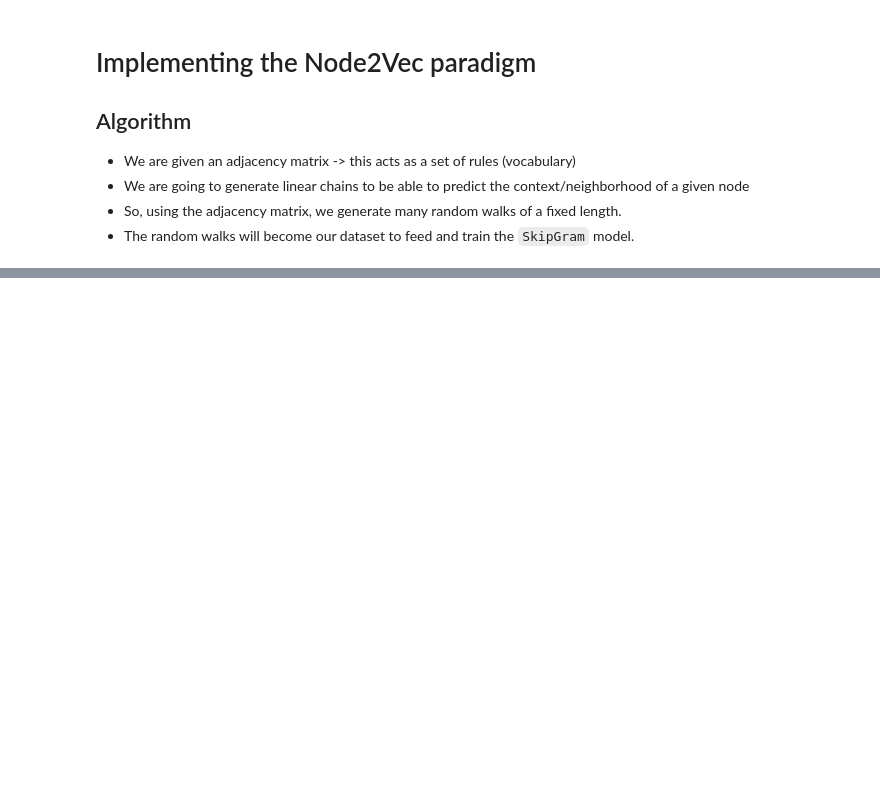
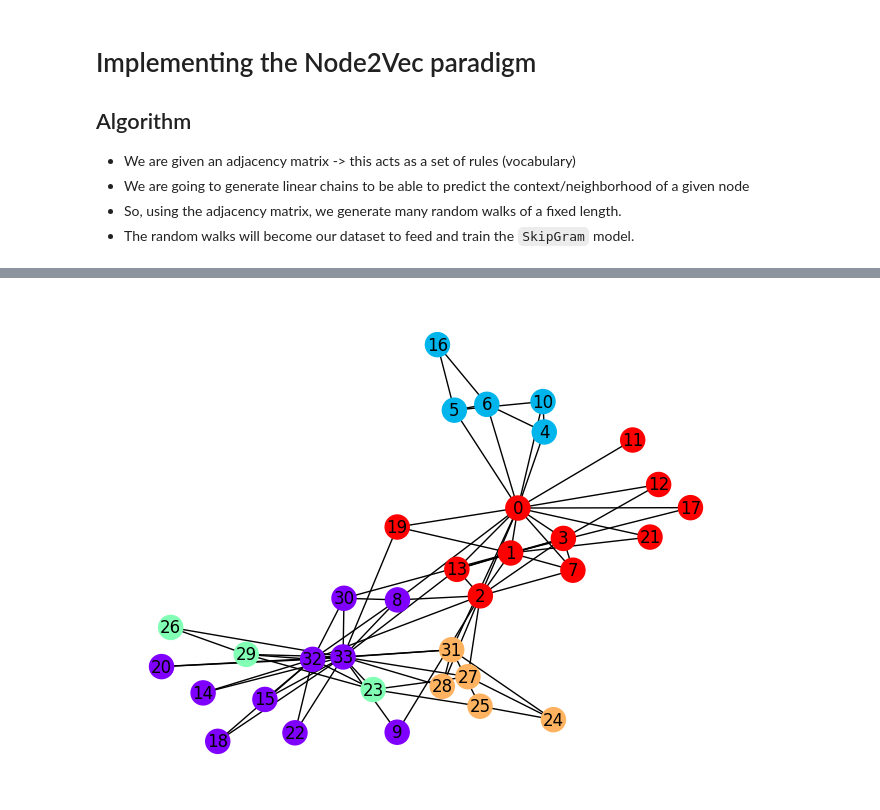
Before and after one commit to Anika-Roy/Exploring_Graph_Embeddings, a Jupyter notebook: node2vecPyTorch.ipynb, the cells around one changed output, grey strips where cells are left out. Saved outputs shown, nothing was run; the diff lists cells and outputs as text; code cells hidden in the pictures; blank space fills up the shorter version.

Commit message:
tried plotting for diff p and q

```diff
--- a/node2vecPyTorch.ipynb
+++ b/node2vecPyTorch.ipynb
@@ -336,0 +335,15 @@ n2v.plot_embeddings(2, labels)
+# %%
+''' do k means clustering for different p and q values and assign
+colours to the nodes based on the cluster they belong to '''
+
+# p = 1, q=0.5
+n2v = Node2Vec(adjmat, 10, 128, 10, 80, 1, 0.5)
+n2v.train(30, 0.05)
+embeddings = np.array(n2v.get_embeddings())
+
+from sklearn.cluster import KMeans
+
+kmeans = KMeans(n_clusters=5, random_state=0).fit(embeddings)
+labels = kmeans.labels_
+nx.draw(G, with_labels=True, node_color=labels, cmap=plt.cm.rainbow)
+# %% [output]
@@ -336,0 +367 @@ n2v.plot_embeddings(2, labels)
+[figure, added]
```
Also changed, not shown: parts of 9 cells of this notebook, 1 other file.
